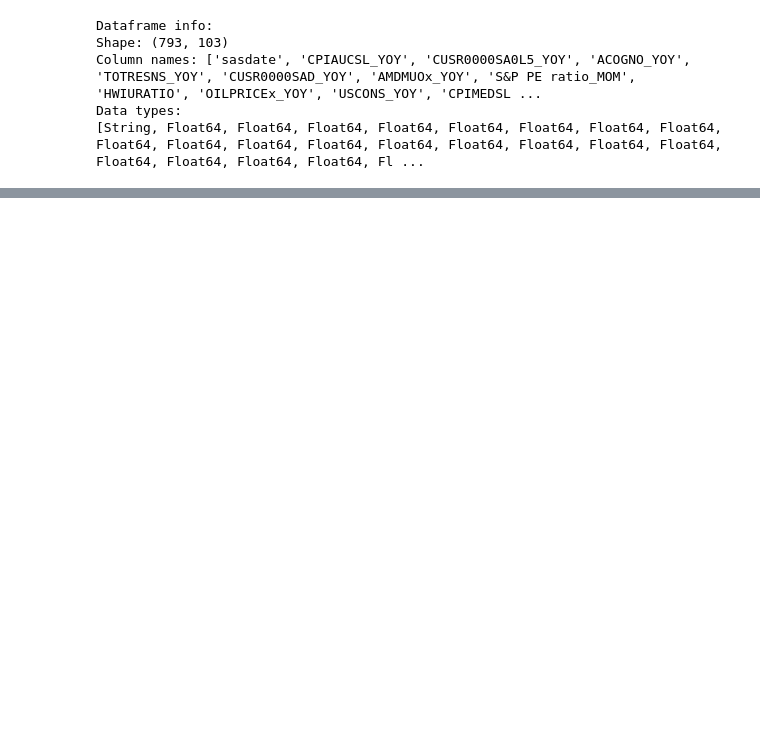
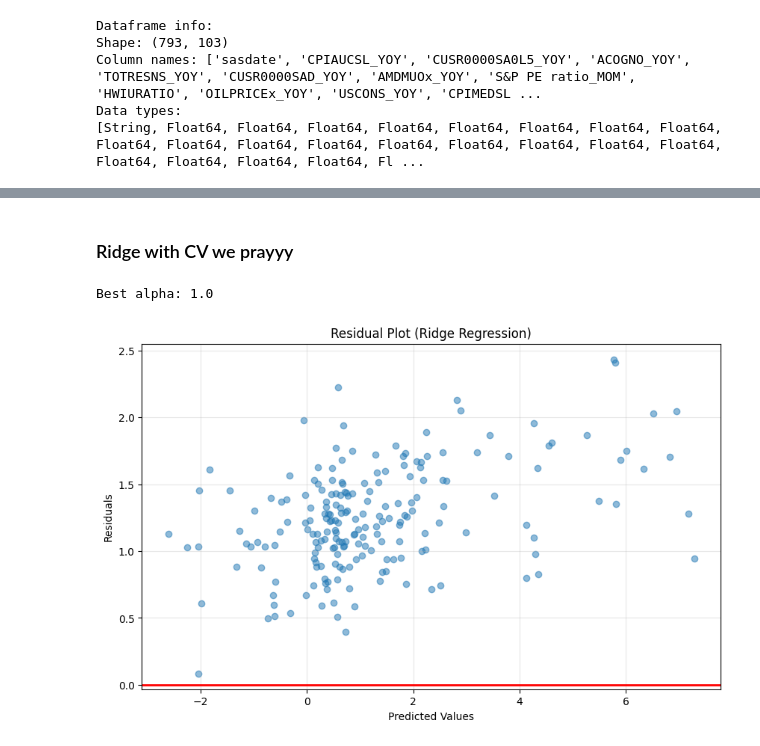
Before and after one commit to rishabhmandayam/inflation_ml, a Jupyter notebook: notebooks/linear_models.ipynb, the cells around one changed output, grey strips where cells are left out. Drawn from its saved outputs; the diff is of its cells as text; code cells hidden in the pictures; blank space fills up the shorter version.

```diff
--- a/notebooks/linear_models.ipynb
+++ b/notebooks/linear_models.ipynb
@@ -140,0 +169,20 @@ NameError: name 'filtered_df' is not defined
+# %%
+from sklearn.preprocessing import StandardScaler
+scaler = StandardScaler()
+
+target = "CPIAUCSL_YOY"
+lag_cols = [col for col in post_2008_df.columns if col.endswith("_lag1") and col != f"{target}_lag1"]
+
+post_2008_df_pd = post_2008_df.to_pandas().dropna(subset=lag_cols + [target])
+
+
+
+X = post_2008_df_pd[lag_cols]
+X_scaled = scaler.fit_transform(X)
+X_scaled_sm = sm.add_constant(X_scaled)
+
+y = post_2008_df_pd[target]
+# %%
+alpha = 1.0
+ridge_model = sm.OLS(y, X_scaled_sm).fit_regularized(alpha=alpha, L1_wt=0.0)  # L1_wt=0.0 means pure ridge (L2)
+print(ridge_model.params)
@@ -140,0 +207,10 @@ NameError: name 'filtered_df' is not defined
+# %%
+predictions = ridge_model.predict(X_scaled_sm)
+residuals = y - predictions
+mse = np.mean(residuals**2)
+rmse = np.sqrt(mse)
+r2 = 1 - (np.sum(residuals**2) / np.sum((y - np.mean(y))**2))
+
+print(f"MSE: {mse:.4f}")
+print(f"RMSE: {rmse:.4f}")
+print(f"R-squared: {r2:.4f}")
@@ -140,0 +246,28 @@ NameError: name 'filtered_df' is not defined
+# %% [markdown]
+### Ridge with CV we prayyy
+# %%
+from sklearn.linear_model import RidgeCV
+from sklearn.model_selection import KFold
+
+# Setup cross-validation
+kf = KFold(n_splits=5, shuffle=True, random_state=42)
+
+# Create and fit RidgeCV model
+alphas = np.logspace(-6, 6, 13)
+ridge_cv = RidgeCV(alphas=alphas, cv=kf, scoring='neg_mean_squared_error')
+ridge_cv.fit(X_scaled, y)
+
+# Print best alpha
+print(f"Best alpha: {ridge_cv.alpha_}")
+# %% [output]
+Best alpha: 1.0
+# %%
+plt.figure(figsize=(10, 6))
+plt.scatter(predictions, residuals, alpha=0.5)
+plt.axhline(y=0, color='r', linestyle='-', linewidth=2)
+plt.xlabel("Predicted Values")
+plt.ylabel("Residuals")
+plt.title("Residual Plot (Ridge Regression)")
+plt.grid(True, alpha=0.3)
+# %% [output]
+[figure, added]
```
Also changed, not shown: parts of 14 cells of this notebook, 2 other files.
